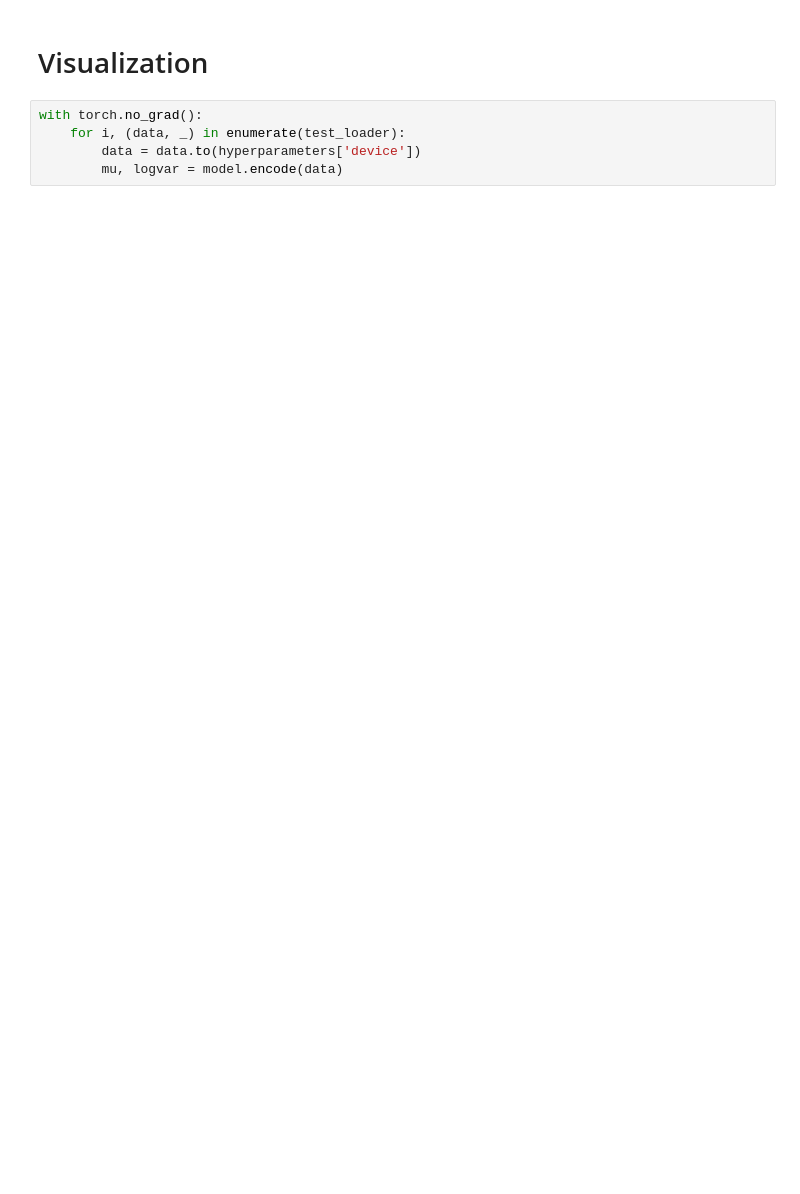
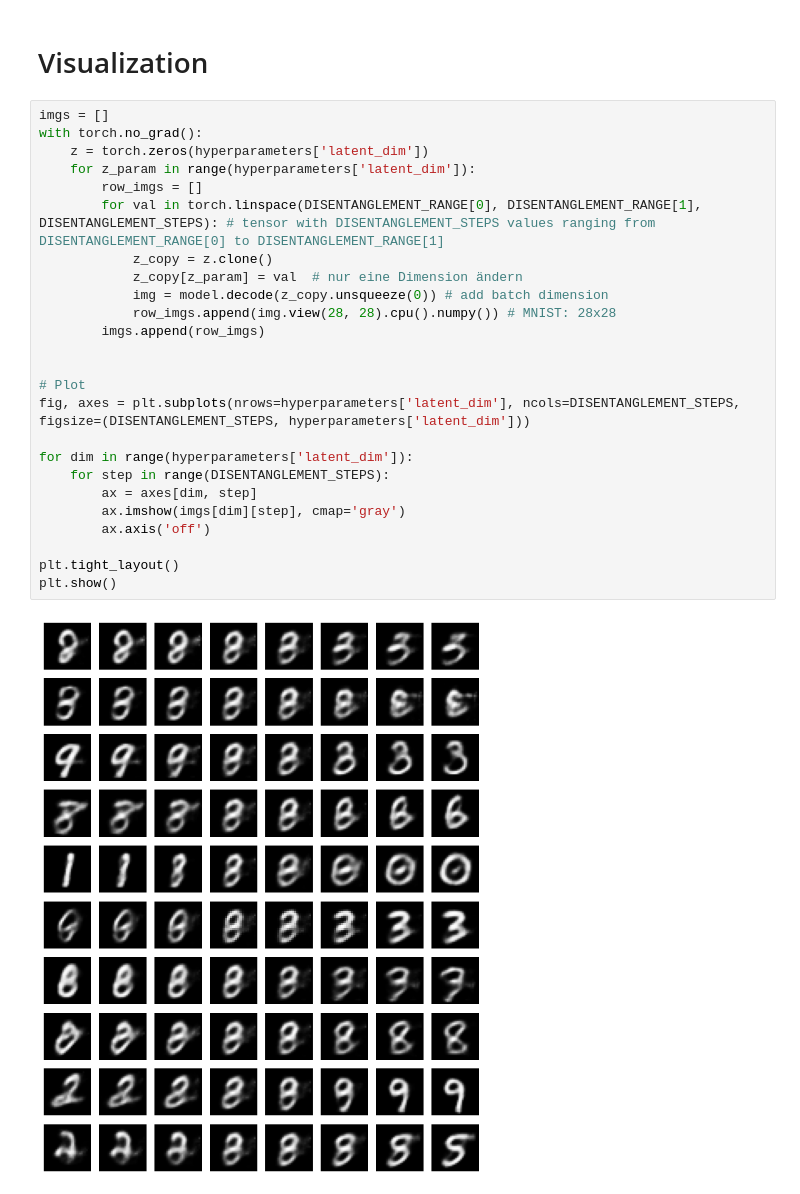
Before and after one commit to arneallwardt/Beta_VAE, a Jupyter notebook: vae_test.ipynb, the cells around one changed output. Drawn from its saved outputs; the diff is of its cells as text; blank space fills up the shorter version.

```diff
--- a/vae_test.ipynb
+++ b/vae_test.ipynb
@@ -162,7 +245,29 @@ KeyboardInterrupt:
 # %% [markdown]
 # Visualization
-# %%
-with torch.no_grad():
-    for i, (data, _) in enumerate(test_loader):
-        data = data.to(hyperparameters['device'])
-        mu, logvar = model.encode(data)
+# %%
+imgs = []
+with torch.no_grad():
+    z = torch.zeros(hyperparameters['latent_dim'])
+    for z_param in range(hyperparameters['latent_dim']):
+        row_imgs = []
+        for val in torch.linspace(DISENTANGLEMENT_RANGE[0], DISENTANGLEMENT_RANGE[1], DISENTANGLEMENT_STEPS): # tensor with DISENTANGLEMENT_STEPS values ranging from DISENTANGLEMENT_RANGE[0] to DISENTANGLEMENT_RANGE[1]
+            z_copy = z.clone()
+            z_copy[z_param] = val  # nur eine Dimension ändern
+            img = model.decode(z_copy.unsqueeze(0)) # add batch dimension
+            row_imgs.append(img.view(28, 28).cpu().numpy()) # MNIST: 28x28
+        imgs.append(row_imgs)
+
+
+# Plot
+fig, axes = plt.subplots(nrows=hyperparameters['latent_dim'], ncols=DISENTANGLEMENT_STEPS, figsize=(DISENTANGLEMENT_STEPS, hyperparameters['latent_dim']))
+
+for dim in range(hyperparameters['latent_dim']):
+    for step in range(DISENTANGLEMENT_STEPS):
+        ax = axes[dim, step]
+        ax.imshow(imgs[dim][step], cmap='gray')
+        ax.axis('off')
+
+plt.tight_layout()
+plt.show()
+# %% [output]
+[figure, added]
```
Also changed, not shown: parts of 11 cells of this notebook.
